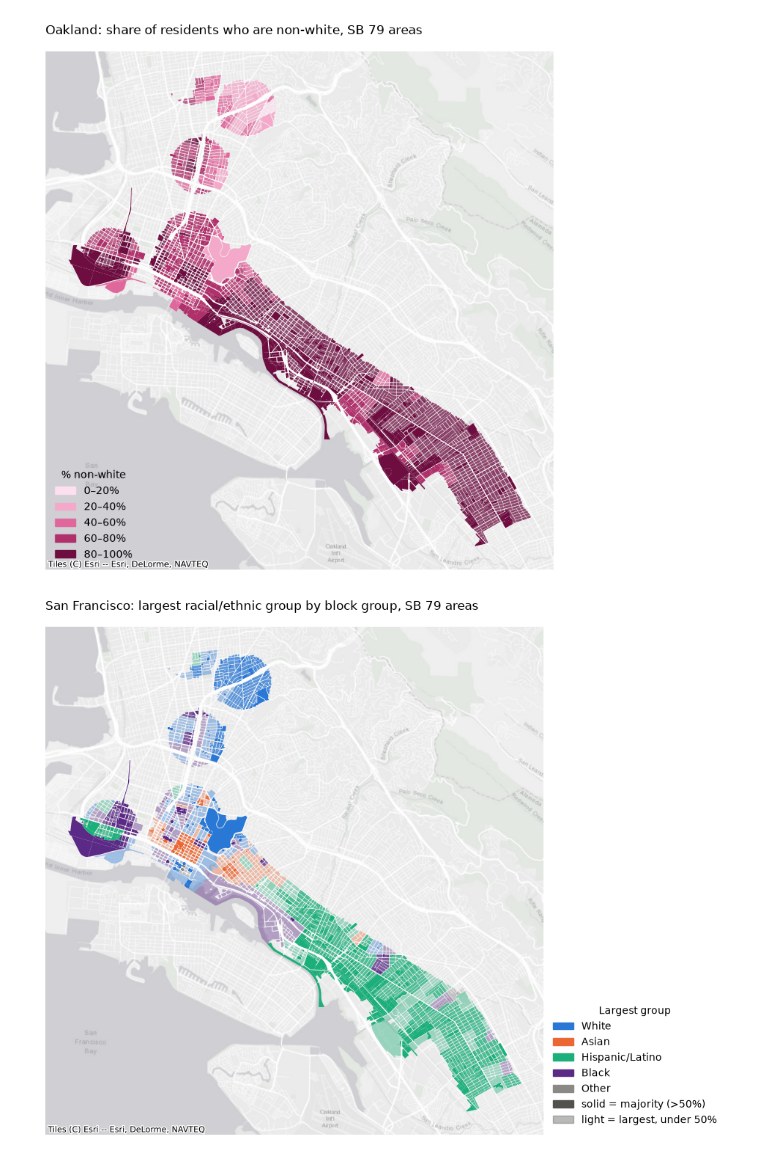
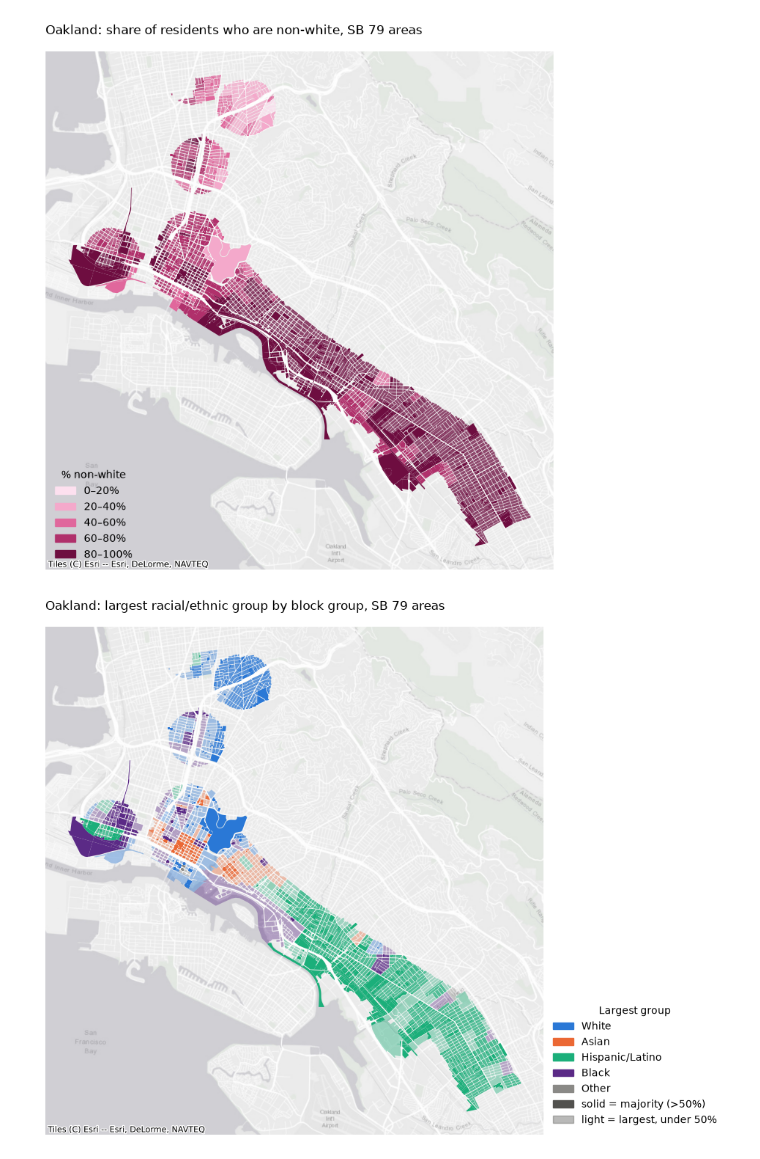
Before and after one commit to yonahg/CYPLAN101_SB79_Impact_Analysis, a Jupyter notebook: notebooks/oak_05_demographics.ipynb, the cells around one changed output. Saved outputs shown, nothing was run; the diff lists cells and outputs as text; code cells hidden in the pictures.

```diff
--- a/notebooks/oak_05_demographics.ipynb
+++ b/notebooks/oak_05_demographics.ipynb
@@ -102,25 +102,25 @@ plt.show()
 # %%
 fig, ax = plt.subplots(figsize=(9, 9))
 
 handles = []
 for grp in race_groups:
     majority  = oak[(oak["largest_group"] == grp) & (oak["is_majority"] == True)]
     plurality = oak[(oak["largest_group"] == grp) & (oak["is_majority"] == False)]
     if len(majority) > 0:
         majority.plot(ax=ax, color=colors[grp], linewidth=0)
     if len(plurality) > 0:
         plurality.plot(ax=ax, color=colors[grp], alpha=LIGHT, linewidth=0)
     if len(majority) + len(plurality) > 0:
         handles.append(Patch(color=colors[grp], label=grp))
 oak[oak["largest_group"] == "No data"].plot(ax=ax, color=no_data_color, linewidth=0)
 add_basemap(ax)
 
 handles.append(Patch(color="#52514e", label="solid = majority (>50%)"))
 handles.append(Patch(color="#52514e", alpha=LIGHT, label="light = largest, under 50%"))
 ax.legend(handles=handles, title="Largest group", loc="lower left", bbox_to_anchor=(1, 0), frameon=False)
-ax.set_title("San Francisco: largest racial/ethnic group by block group, SB 79 areas", loc="left")
+ax.set_title("Oakland: largest racial/ethnic group by block group, SB 79 areas", loc="left")
 ax.set_axis_off()
 plt.savefig(vis_dir / "oak_majority_race_map.png", dpi=150, bbox_inches="tight")
 plt.show()
 # %% [output]
-[figure, old version]
+[figure, new version]
```
Also changed, not shown: parts of 4 cells of this notebook, 17 other files.
